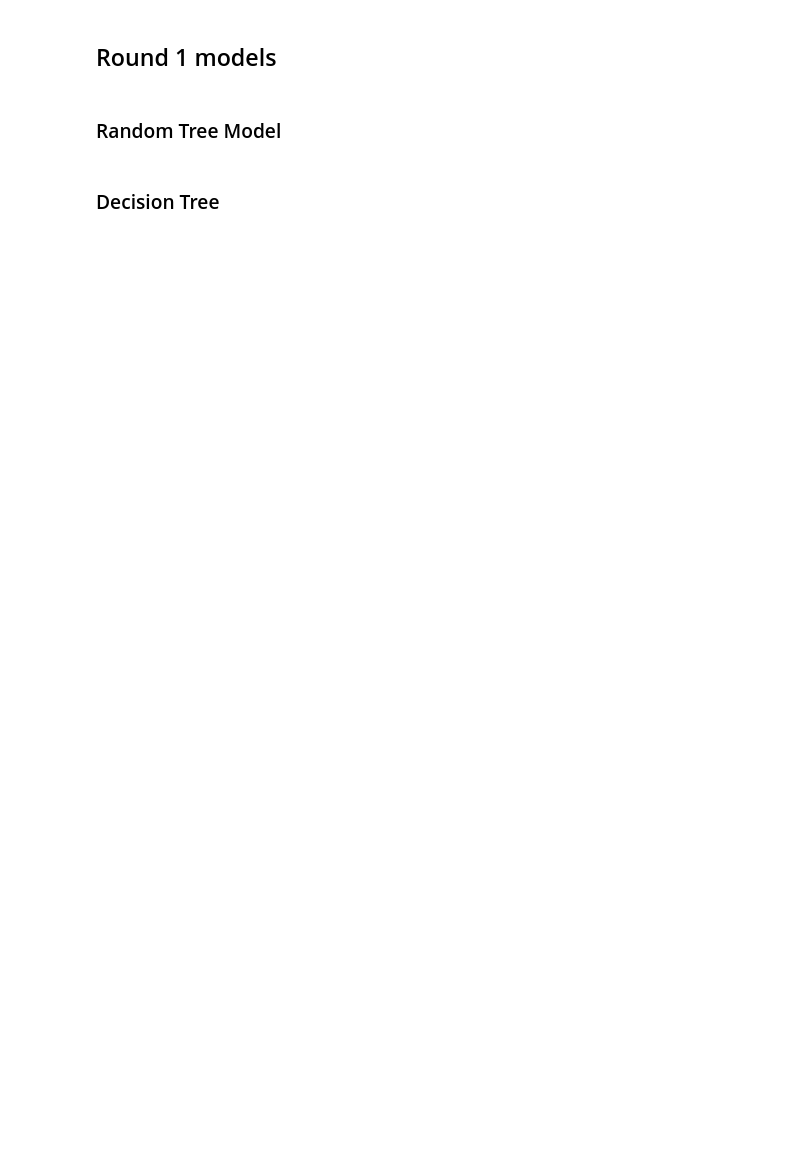
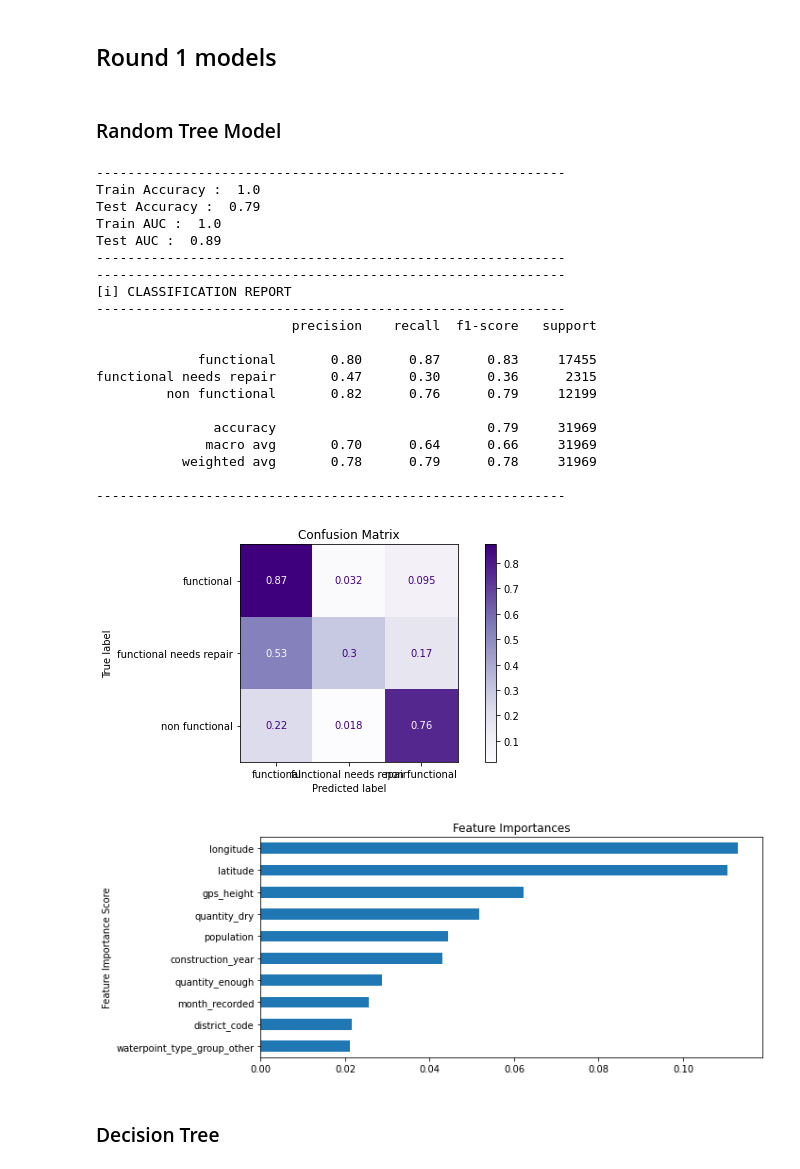
Before and after one commit to singsang2/Tanzanian-Water-Well-Project, a Jupyter notebook: student.ipynb, the cells around one changed output. Drawn from its saved outputs; the diff is of its cells as text; code cells hidden in the pictures; blank space fills up the shorter version.

```diff
--- a/student.ipynb
+++ b/student.ipynb
@@ -165,7 +298,7 @@ from sklearn.model_selection import train_test_split
 X = df.drop(columns=['status_group'], axis=1)
 y = df['status_group']
 # %%
-X_train, X_test, y_train, y_test = train_test_split(X, y, train_size=0.7, random_state=42)
+X_train, X_test, y_train, y_test = train_test_split(X, y, train_size=0.4, random_state=42)
 # %% [markdown]
 ## Setting pipeline
 # %%
@@ -265,10 +356,33 @@ def evaluate_classification(model,X_test,y_test,classes=None,
 ### Random Tree Model
 # %%
 from sklearn.ensemble import RandomForestClassifier
-# rf = RandomForestClassifier()
-# rf.fit(X_train_tf, y_train)
+rf = RandomForestClassifier()
+rf.fit(X_train_tf, y_train)
 
-# evaluate_classification(rf, X_test_tf, y_test);
+evaluate_clf_model(rf, X_train_tf, y_train, X_test_tf, y_test);
+# %% [output]
+------------------------------------------------------------
+Train Accuracy :  1.0
+Test Accuracy :  0.79
+Train AUC :  1.0
+Test AUC :  0.89
+------------------------------------------------------------
+------------------------------------------------------------
+[i] CLASSIFICATION REPORT
+------------------------------------------------------------
+                         precision    recall  f1-score   support
+
+             functional       0.80      0.87      0.83     17455
+functional needs repair       0.47      0.30      0.36      2315
+         non functional       0.82      0.76      0.79     12199
+
+               accuracy                           0.79     31969
+              macro avg       0.70      0.64      0.66     31969
+           weighted avg       0.78      0.79      0.78     31969
+
+------------------------------------------------------------
+[figure, added]
+[figure, added]
 # %% [markdown]
 ### Decision Tree
 # %%
```
Also changed, not shown: parts of 149 cells of this notebook, 2 other files.
